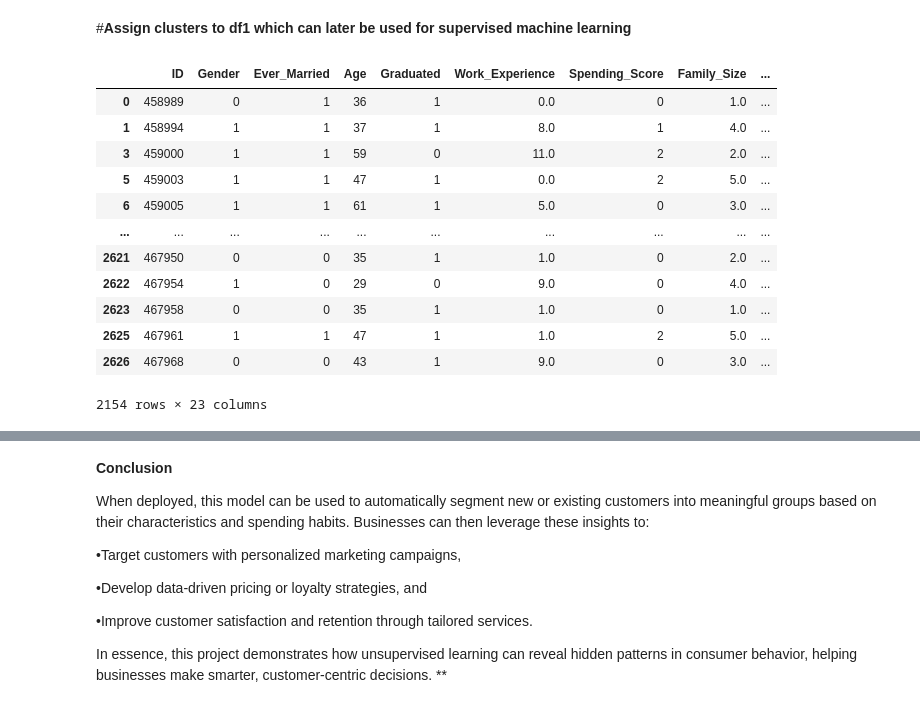
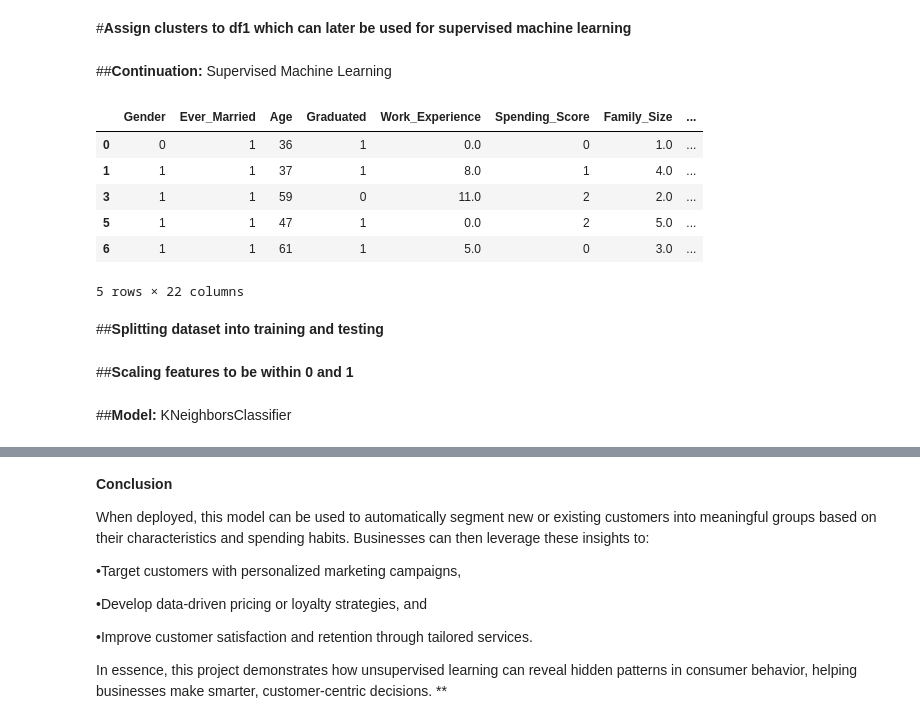
Before and after one commit to Love1117/Machine_learning-Projects, a Jupyter notebook: Machine_Learning Project/02_Unsupervised - Machine Learning/K-Means Clustering/Cluster customer spending habit(segmentation)/Customer_spending_habit1.ipynb, the cells around one changed output, grey strips where cells are left out. Saved outputs shown, nothing was run; the diff lists cells and outputs as text; code cells hidden in the pictures.

```diff
--- a/Machine_Learning Project/02_Unsupervised - Machine Learning/K-Means Clustering/Cluster customer spending habit(segmentation)/Customer_spending_habit1.ipynb
+++ b/Machine_Learning Project/02_Unsupervised - Machine Learning/K-Means Clustering/Cluster customer spending habit(segmentation)/Customer_spending_habit1.ipynb
@@ -73,5 +73,6 @@ df1["Spending_Score"] = df1["Spending_Score"].map({"Low":0, "Average":1, "High":
 
 #onehotencoding
 df1 = pd.get_dummies(df1, drop_first=True, columns=["Profession","Var_1"], dtype=int)
+df1.drop(columns=["ID"], inplace=True)
 df1.head()
 # %% [output]
@@ -227,2 +228,4 @@ plt.show()
 # %% [markdown]
 #**Assign clusters to df1 which can later be used for supervised machine learning**
+# %% [markdown]
+##**Continuation:** Supervised Machine Learning
@@ -229,17 +235,13 @@ plt.show()
 # %%
 df1["cluster"] = Kmeans.fit_predict(pca_df)
-df1
+df1.head()
 # %% [output]
-|  | ID | Gender | Ever_Married | Age | Graduated | Work_Experience | Spending_Score | Family_Size | ... |
-| 0 | 458989 | 0 | 1 | 36 | 1 | 0.0 | 0 | 1.0 | ... |
-| 1 | 458994 | 1 | 1 | 37 | 1 | 8.0 | 1 | 4.0 | ... |
-| 3 | 459000 | 1 | 1 | 59 | 0 | 11.0 | 2 | 2.0 | ... |
-| 5 | 459003 | 1 | 1 | 47 | 1 | 0.0 | 2 | 5.0 | ... |
-| 6 | 459005 | 1 | 1 | 61 | 1 | 5.0 | 0 | 3.0 | ... |
-| ... | ... | ... | ... | ... | ... | ... | ... | ... | ... |
-| 2621 | 467950 | 0 | 0 | 35 | 1 | 1.0 | 0 | 2.0 | ... |
-| 2622 | 467954 | 1 | 0 | 29 | 0 | 9.0 | 0 | 4.0 | ... |
-| 2623 | 467958 | 0 | 0 | 35 | 1 | 1.0 | 0 | 1.0 | ... |
-| 2625 | 467961 | 1 | 1 | 47 | 1 | 1.0 | 2 | 5.0 | ... |
-| 2626 | 467968 | 0 | 0 | 43 | 1 | 9.0 | 0 | 3.0 | ... |
+|  | Gender | Ever_Married | Age | Graduated | Work_Experience | Spending_Score | Family_Size | ... |
+| 0 | 0 | 1 | 36 | 1 | 0.0 | 0 | 1.0 | ... |
+| 1 | 1 | 1 | 37 | 1 | 8.0 | 1 | 4.0 | ... |
+| 3 | 1 | 1 | 59 | 0 | 11.0 | 2 | 2.0 | ... |
+| 5 | 1 | 1 | 47 | 1 | 0.0 | 2 | 5.0 | ... |
+| 6 | 1 | 1 | 61 | 1 | 5.0 | 0 | 3.0 | ... |
-2154 rows × 23 columns
+5 rows × 22 columns
+# %% [markdown]
+##**Splitting dataset into training and testing**
@@ -245,0 +251,2 @@ df1
+# %% [markdown]
+##**Scaling features to be within 0 and 1**
@@ -245,0 +259,2 @@ df1
+# %% [markdown]
+##**Model:** KNeighborsClassifier
```
Also changed, not shown: parts of 15 cells of this notebook.
